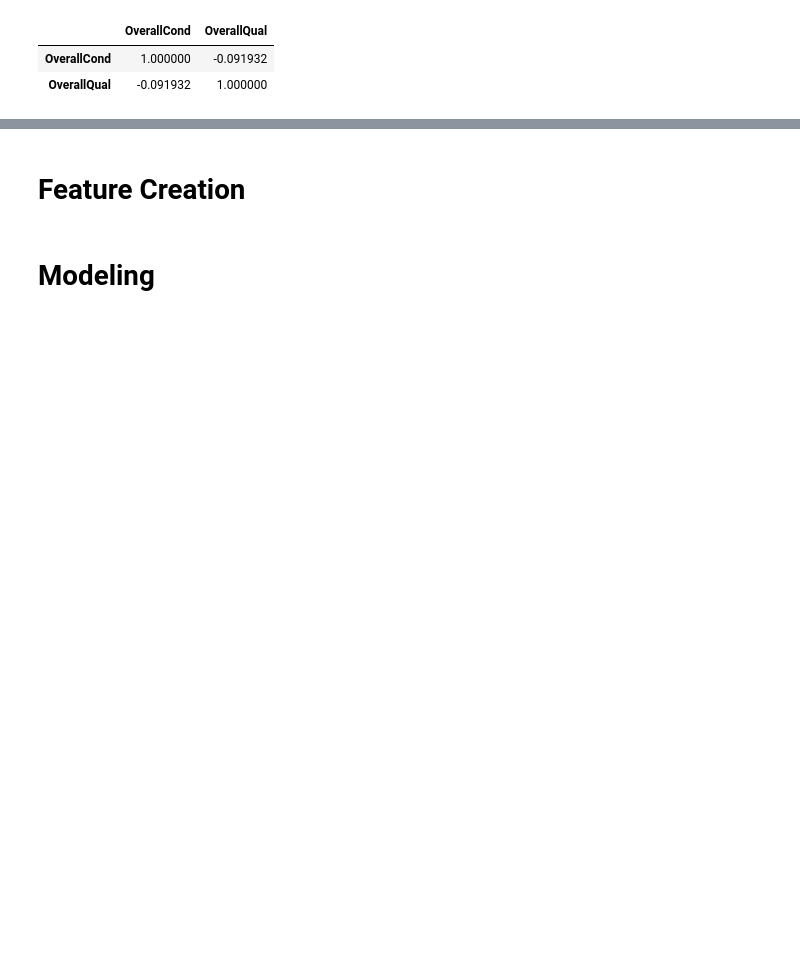
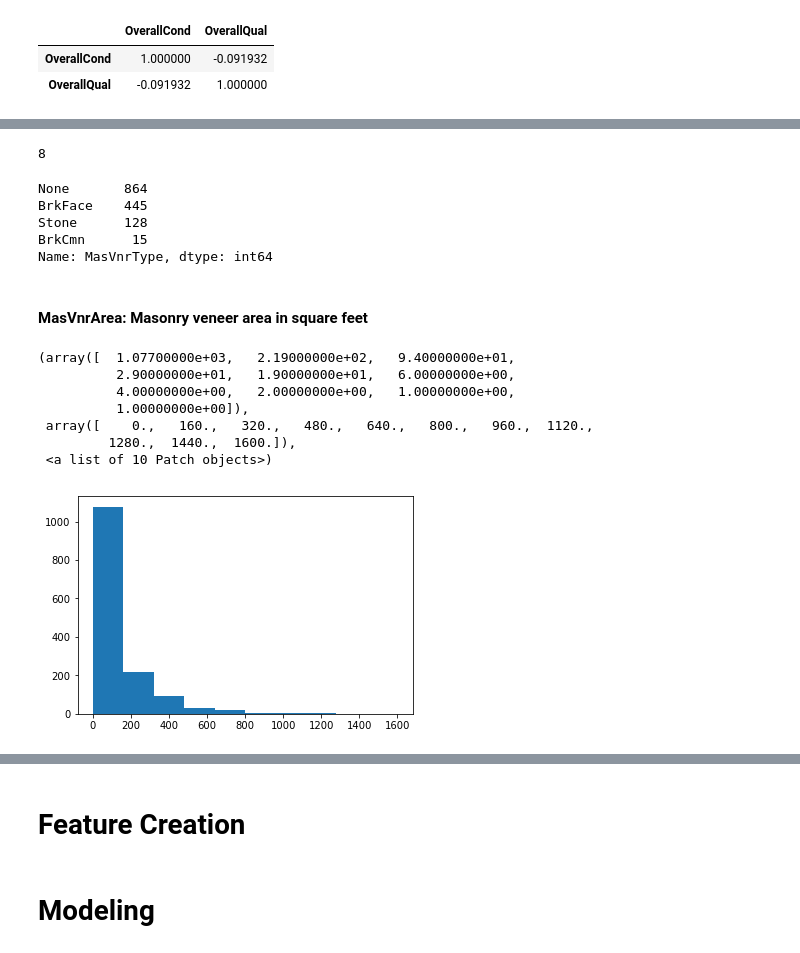
Before and after one commit to asarchami/kaggle_housing_prices, a Jupyter notebook: chris_working.ipynb, the cells around one changed output, grey strips where cells are left out. Cells and saved outputs as stored; diff of their text form; code cells hidden in the pictures; blank space fills up the shorter version.

```diff
--- a/chris_working.ipynb
+++ b/chris_working.ipynb
@@ -571,0 +727,26 @@ houses[['OverallCond', 'OverallQual']].corr()
+# %%
+houses['MasVnrType'].isnull().sum()
+# %% [output]
+8
+# %%
+## can use none, brkface, stone
+houses['MasVnrType'].value_counts()
+# %% [output]
+None       864
+BrkFace    445
+Stone      128
+BrkCmn      15
+Name: MasVnrType, dtype: int64
+# %% [markdown]
+#### MasVnrArea: Masonry veneer area in square feet
+# %%
+plt.hist(houses['MasVnrArea'].dropna())
+# %% [output]
+(array([  1.07700000e+03,   2.19000000e+02,   9.40000000e+01,
+          2.90000000e+01,   1.90000000e+01,   6.00000000e+00,
+          4.00000000e+00,   2.00000000e+00,   1.00000000e+00,
+          1.00000000e+00]),
+ array([    0.,   160.,   320.,   480.,   640.,   800.,   960.,  1120.,
+         1280.,  1440.,  1600.]),
+ <a list of 10 Patch objects>)
+[figure, added]
```
Also changed, not shown: parts of 139 cells of this notebook.
